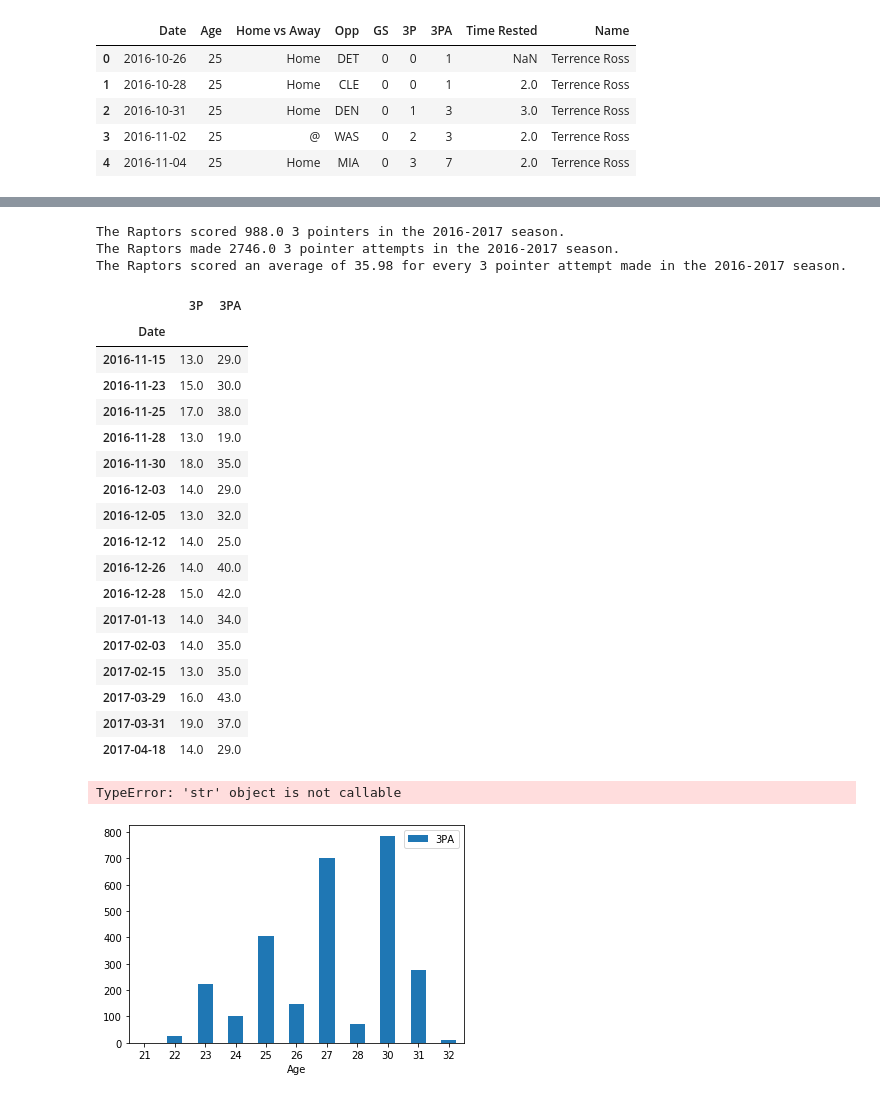
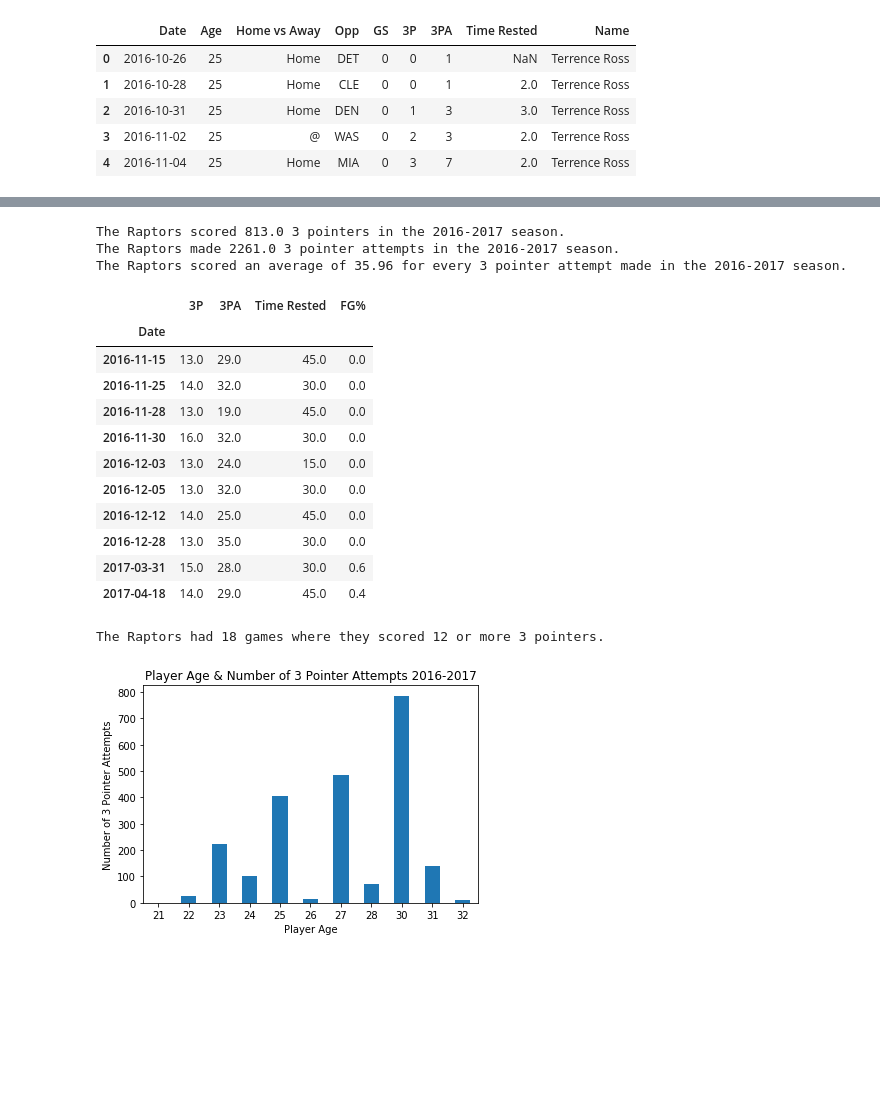
Before and after one commit to jferna73/project-one-, a Jupyter notebook: Dataframe 2016-2017.ipynb, the cells around one changed output, grey strips where cells are left out. Cells and saved outputs as stored; diff of their text form; code cells hidden in the pictures; blank space fills up the shorter version.

```diff
--- a/Dataframe 2016-2017.ipynb
+++ b/Dataframe 2016-2017.ipynb
@@ -526,7 +525,7 @@ tucker_df.head()
 ibaka_df = pd.read_csv("Reg_Serge_Ibaka_2016-2017.csv")
 
 # STEP 2 - Delete unwanted columns
-ibaka_df = ibaka_df.drop(columns= ['3P%','FT', 'FTA', 'FT%', 'ORB','DRB', 'TRB', 'AST', 'STL', 'BLK', 'TOV', 'PF', 'PTS', 'GmSc', '+/-','MP', 'FG','FGA','FG%', 'Tm'])
+ibaka_df = ibaka_df.drop(columns= ['3P%','FT', 'FTA', 'FT%', 'ORB','DRB', 'TRB', 'AST', 'STL', 'BLK', 'TOV', 'PF', 'PTS', 'GmSc', '+/-','MP', 'FG','FGA','FG', 'Tm'])
 
 # Edit the headings
 ibaka_df = ibaka_df.rename(columns={" ":"Home vs Away"," .1":"Win/Loss by:"})
@@ -592,16 +591,17 @@ ross_df.head()
 | 3 | 2016-11-02 | 25 | @ | WAS | 0 | 2 | 3 | 2.0 | Terrence Ross |
 | 4 | 2016-11-04 | 25 | Home | MIA | 0 | 3 | 7 | 2.0 | Terrence Ross |
 # %%
-pdList = [carroll_df, wright_df,ross_df,ibaka_df,tucker_df, patterson_df, siakam_df, powell_df,nogueira_df, lowry_df, valancuinas_df,sullinger_df,poltl_df,vanvleet_df, derozan_df, wright_df, joseph_df]  # List of your dataframes
+pdList = [carroll_df, wright_df,ross_df,ibaka_df,tucker_df, patterson_df, siakam_df, powell_df,nogueira_df, lowry_df, valancuinas_df,sullinger_df,poltl_df,vanvleet_df, derozan_df, wright_df, joseph_df]
 raps1617_df = pd.concat(pdList)
 raps1617_df.loc[raps1617_df['Date']=="2016-10-26", :]
 
 # Use pd.to_numeric() method to convert the datatype of the Amount column
-raps1617_df['3P']=pd.to_numeric(raps1617_df['3P'])
+raps1617_df['3P']=pd.to_numeric(raps1617_df['3P'],errors='ignore')
 raps1617_df['3PA']=pd.to_numeric(raps1617_df['3PA'])
 raps1617_df = raps1617_df.drop(columns=['3P%'])
 raps1617_df["3P"].fillna("0",inplace = True)
 raps1617_df["3PA"].fillna("0",inplace = True)
+#raps1617_df["Time Rested"].fillna(" ",inplace = True)
 
 raps1617_df
 # %% [output]
@@ -621,3 +621,8 @@ raps1617_df
+# %%
+#Important code to ensre 3P & 3PA remain as float
+raps1617_df['3P']= raps1617_df['3P'].astype(float)
+raps1617_df['3PA']= raps1617_df['3PA'].astype(float)
+#raps1617_df['Time Rested']=raps1617_df['Time Rested'].astype(float)
 # %%
 # How many 3 pointers did the Raptors make in the 2016-2017 season?
 total3P_df = raps1617_df['3P'].sum()
@@ -633,9 +638,9 @@ print(f"The Raptors made {total3PA_df} 3 pointer attempts in the 2016-2017 seaso
 avg3P_df = (total3P_df / total3PA_df)*100
 print(f"The Raptors scored an average of {round(avg3P_df, 2)} for every 3 pointer attempt made in the 2016-2017 season.")
 # %% [output]
-The Raptors scored 988.0 3 pointers in the 2016-2017 season.
-The Raptors made 2746.0 3 pointer attempts in the 2016-2017 season.
-The Raptors scored an average of 35.98 for every 3 pointer attempt made in the 2016-2017 season.
+The Raptors scored 813.0 3 pointers in the 2016-2017 season.
+The Raptors made 2261.0 3 pointer attempts in the 2016-2017 season.
+The Raptors scored an average of 35.96 for every 3 pointer attempt made in the 2016-2017 season.
 # %%
 # How many games did the Raptors score 12 or more 3 pointers in the 2016-2017 season?
 # take DF and group by date, get date count in game_date
@@ -652,21 +657,20 @@ tmp_df = dates_group.sum().loc[dates_group.sum()['3P'] >12, :]
 tmp_df = tmp_df.drop(['Age'], axis = 1)
 tmp_df
 # %% [output]
-|  | 3P | 3PA |
-| Date |  |  |
-| 2016-11-15 | 13.0 | 29.0 |
-| 2016-11-23 | 15.0 | 30.0 |
-| 2016-11-25 | 17.0 | 38.0 |
-| 2016-11-28 | 13.0 | 19.0 |
-| 2016-11-30 | 18.0 | 35.0 |
-| 2016-12-03 | 14.0 | 29.0 |
-| 2016-12-05 | 13.0 | 32.0 |
-| 2016-12-12 | 14.0 | 25.0 |
-| 2016-12-26 | 14.0 | 40.0 |
-| 2016-12-28 | 15.0 | 42.0 |
-| 2017-01-13 | 14.0 | 34.0 |
-| 2017-02-03 | 14.0 | 35.0 |
-| 2017-02-15 | 13.0 | 35.0 |
-| 2017-03-29 | 16.0 | 43.0 |
-| 2017-03-31 | 19.0 | 37.0 |
-| 2017-04-18 | 14.0 | 29.0 |
+|  | 3P | 3PA | Time Rested | FG% |
+| Date |  |  |  |  |
+| 2016-11-15 | 13.0 | 29.0 | 45.0 | 0.0 |
+| 2016-11-25 | 14.0 | 32.0 | 30.0 | 0.0 |
+| 2016-11-28 | 13.0 | 19.0 | 45.0 | 0.0 |
+| 2016-11-30 | 16.0 | 32.0 | 30.0 | 0.0 |
+| 2016-12-03 | 13.0 | 24.0 | 15.0 | 0.0 |
+| 2016-12-05 | 13.0 | 32.0 | 30.0 | 0.0 |
+| 2016-12-12 | 14.0 | 25.0 | 45.0 | 0.0 |
+| 2016-12-28 | 13.0 | 35.0 | 30.0 | 0.0 |
+| 2017-03-31 | 15.0 | 28.0 | 30.0 | 0.6 |
+| 2017-04-18 | 14.0 | 29.0 | 45.0 | 0.4 |
+# %%
+numb3 = dates_group.sum().loc[dates_group.sum()['3P']>=12, '3P'].count()
+print(f'The Raptors had {numb3} games where they scored 12 or more 3 pointers.')
+# %% [output]
+The Raptors had 18 games where they scored 12 or more 3 pointers.
@@ -673,23 +681,21 @@ tmp_df
 # %%
-# Player and Number of Three Pointers Attempted
+# Player age and Number of Three Pointers Attempted
 raps1617_df.groupby(['Age'])
 age_df = raps1617_df.groupby(['Age'])
 vals = age_df['3PA'].sum()
-vals
-vals.plot.bar(x='Date', y='3PA', rot=0)
+
+vals.plot.bar(x='Date', y=['3PA'], rot=0)
 
 # Tell matplotlib where we would like to place each of our x axis headers
 x_axis = np.arange(len(age_df['Age']))
 
 # Give our chart some labels and a tile
-plt.legend(loc='best')
 plt.title("Player Age & Number of 3 Pointer Attempts 2016-2017")
 plt.xlabel("Player Age")
 plt.ylabel("Number of 3 Pointer Attempts")
-
-plt.show
+plt.savefig('age3PA.png')
+plt.show()
 # %% [output]
-TypeError: 'str' object is not callable
-[figure, old version]
+[figure, new version]
 # %%
 # Bar chart showing player age and Number of 3 pointers Made:
```
Also changed, not shown: parts of 18 cells of this notebook.
